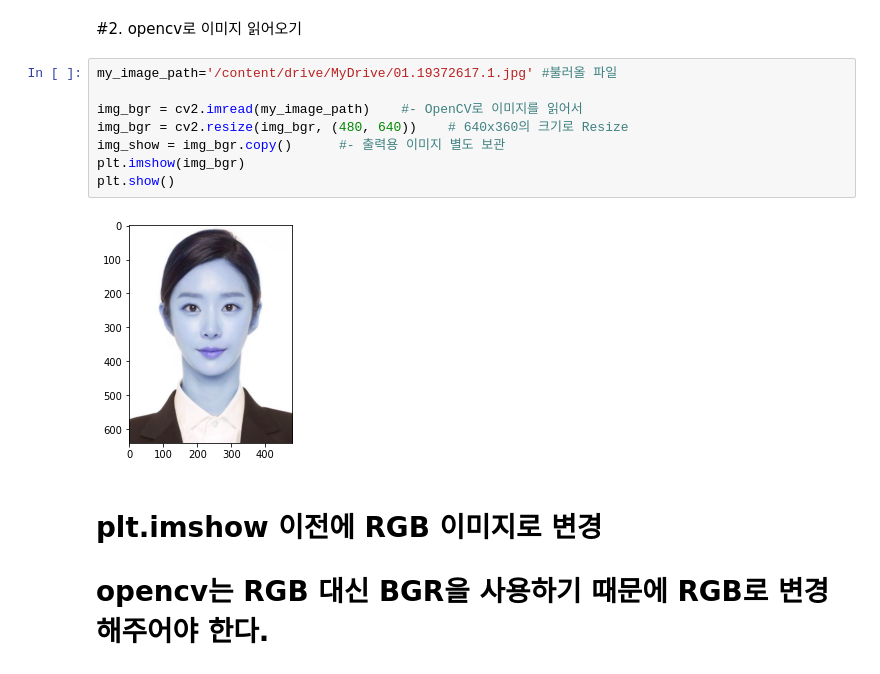
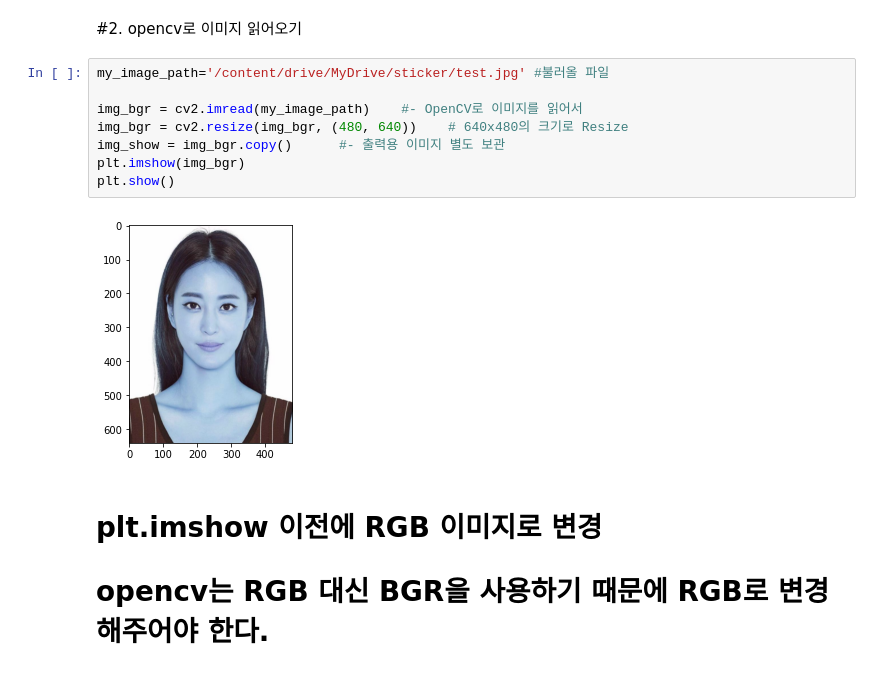
Before and after one commit to osh9149/2023_AI-Academy, a Jupyter notebook: 002_카메라스티커_앱_만들기.ipynb, the cells around one changed output. Drawn from its saved outputs; the diff is of its cells as text.

```diff
--- a/002_카메라스티커_앱_만들기.ipynb
+++ b/002_카메라스티커_앱_만들기.ipynb
@@ -39,15 +39,15 @@ Mounted at /content/drive
 # %% [markdown]
 #2. opencv로 이미지 읽어오기
 # %%
-my_image_path='/content/drive/MyDrive/01.19372617.1.jpg' #불러올 파일
+my_image_path='/content/drive/MyDrive/sticker/test.jpg' #불러올 파일
 
 img_bgr = cv2.imread(my_image_path)    #- OpenCV로 이미지를 읽어서
-img_bgr = cv2.resize(img_bgr, (480, 640))    # 640x360의 크기로 Resize
+img_bgr = cv2.resize(img_bgr, (480, 640))    # 640x480의 크기로 Resize
 img_show = img_bgr.copy()      #- 출력용 이미지 별도 보관
 plt.imshow(img_bgr)
 plt.show()
 # %% [output]
-[figure, old version]
+[figure, new version]
 # %% [markdown]
 # plt.imshow 이전에 RGB 이미지로 변경
 # opencv는 RGB 대신 BGR을 사용하기 때문에 RGB로 변경해주어야 한다.
```
Also changed, not shown: parts of 23 cells of this notebook.
